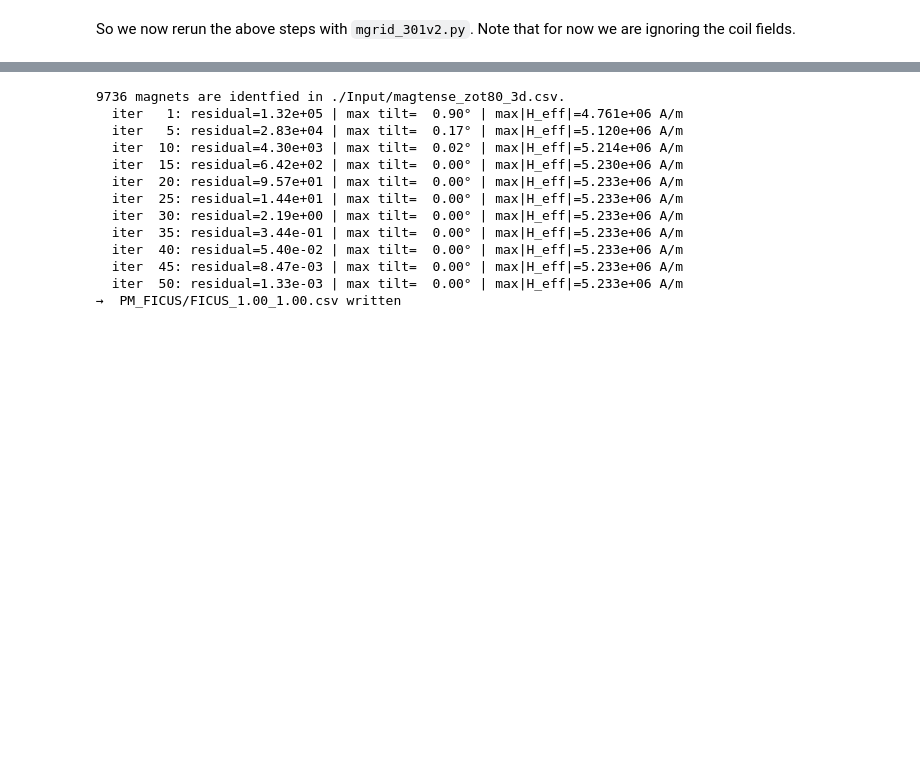
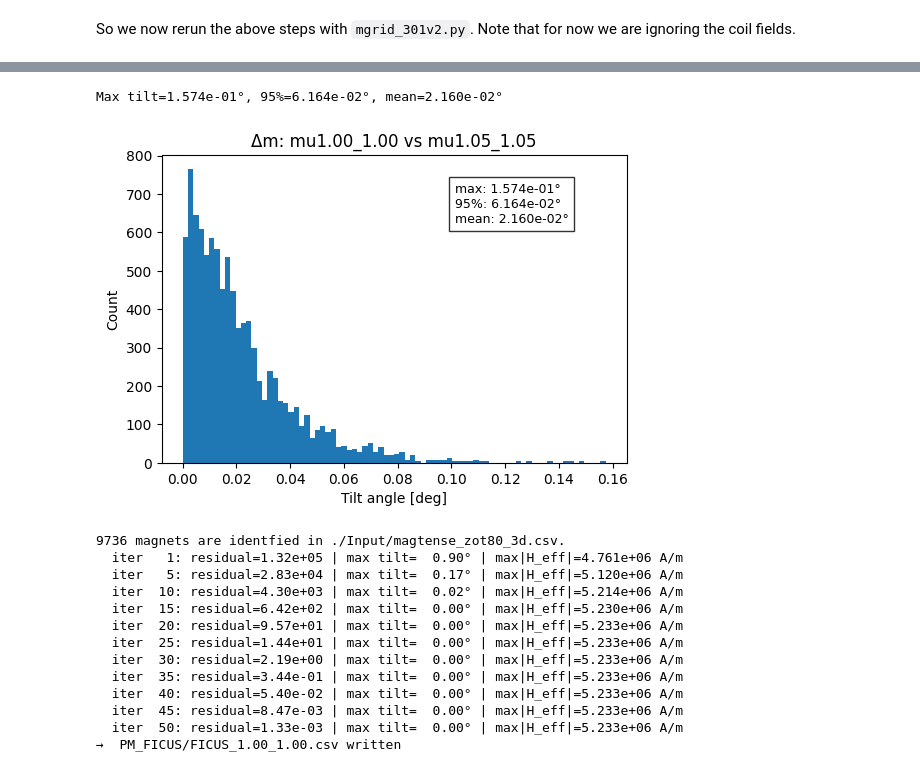
Before and after one commit to armulrich/MUSE, a Jupyter notebook: Attempt_to_Replicate_finite_mu_MUSE.ipynb, the cells around one changed output, grey strips where cells are left out. Drawn from its saved outputs; the diff is of its cells as text; code cells hidden in the pictures; blank space fills up the shorter version.

```diff
--- a/Attempt_to_Replicate_finite_mu_MUSE.ipynb
+++ b/Attempt_to_Replicate_finite_mu_MUSE.ipynb
@@ -352,3 +391,12 @@ Total LaBonte-Accelerated iteration time: 367.14 s
+# %%
+## V2 Of this since working with revised mgrid_301v2.py ##
+REF_TAG = "mu1.00_1.00" # -> Baseline
+CMP_TAG = "mu1.05_1.05"  # Change this if you want a different mu comparison
+compare_m_vectors(REF_TAG, CMP_TAG)
+plt.show()
+# %% [output]
+Max tilt=1.574e-01°, 95%=6.164e-02°, mean=2.160e-02°
+[figure, added]
 # %%
 !python mgrid_301v2.py --muea 1.00 --muoa 1.00
 # %% [output]
```
Also changed, not shown: parts of 11 cells of this notebook, 1 other file.
